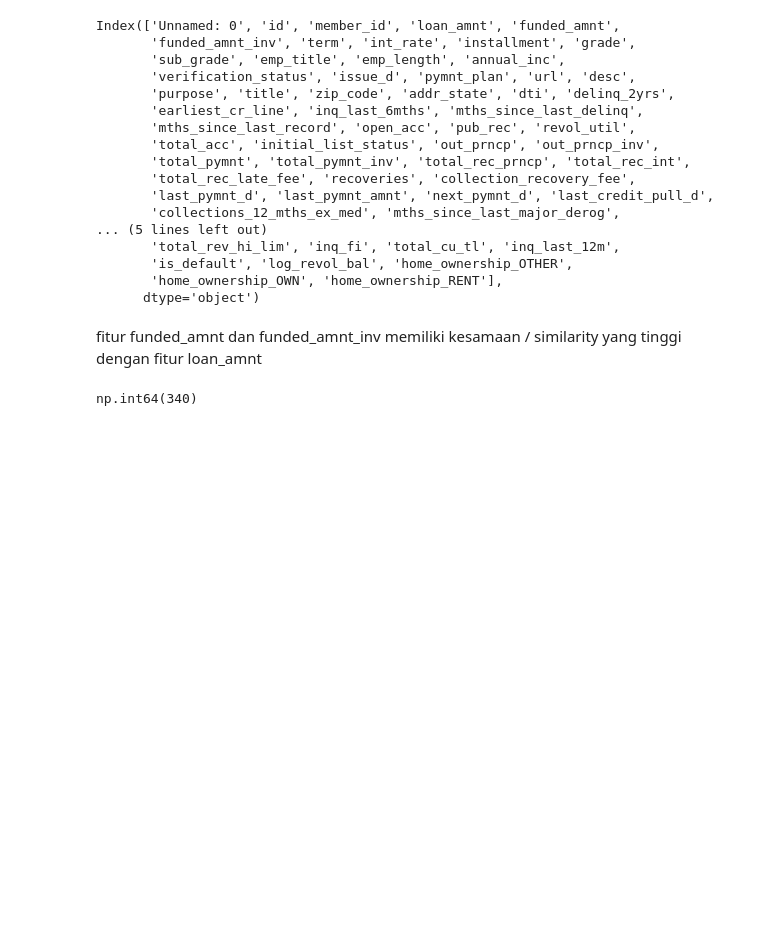
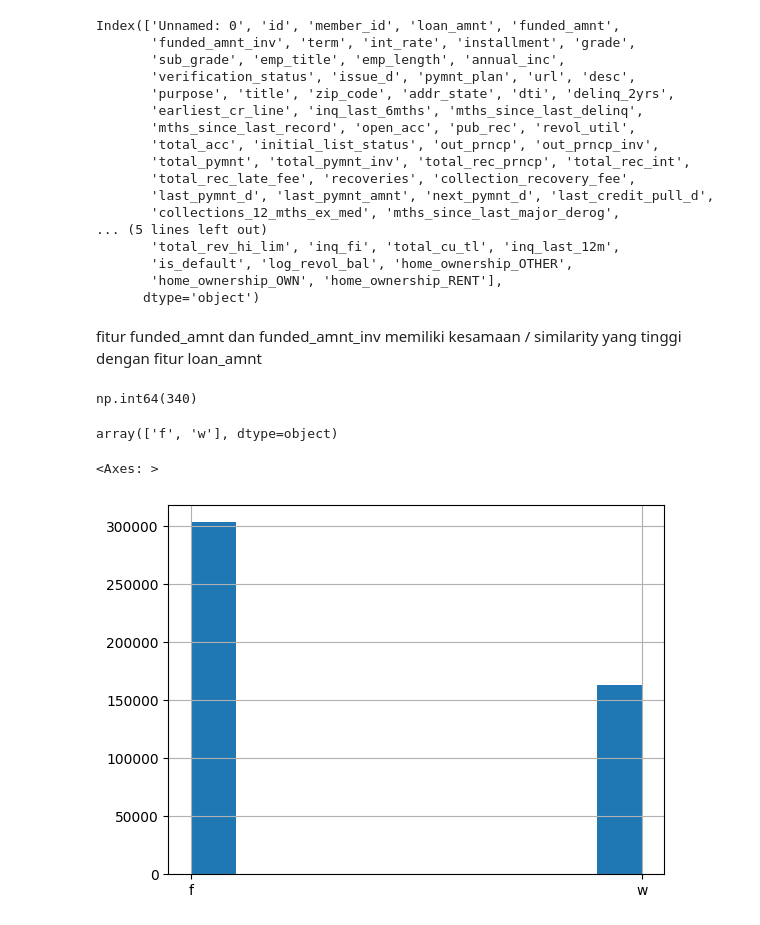
Before and after one commit to rfaoktvian/ChurnPrediction, a Jupyter notebook: notebooks/01_model_development.ipynb, the cells around one changed output. Drawn from its saved outputs; the diff is of its cells as text; code cells hidden in the pictures; blank space fills up the shorter version.

```diff
--- a/notebooks/01_model_development.ipynb
+++ b/notebooks/01_model_development.ipynb
@@ -714,3 +714,12 @@ df_prep['revol_util'].isnull().sum()
 np.int64(340)
 # %%
 df_prep['revol_util'] = df_prep['revol_util'].fillna(df_prep['revol_util'].median())
+# %%
+df_prep['initial_list_status'].unique()
+# %% [output]
+array(['f', 'w'], dtype=object)
+# %%
+df_prep['initial_list_status'].hist()
+# %% [output]
+<Axes: >
+[figure, added]
```
Also changed, not shown: parts of 8 cells of this notebook.
